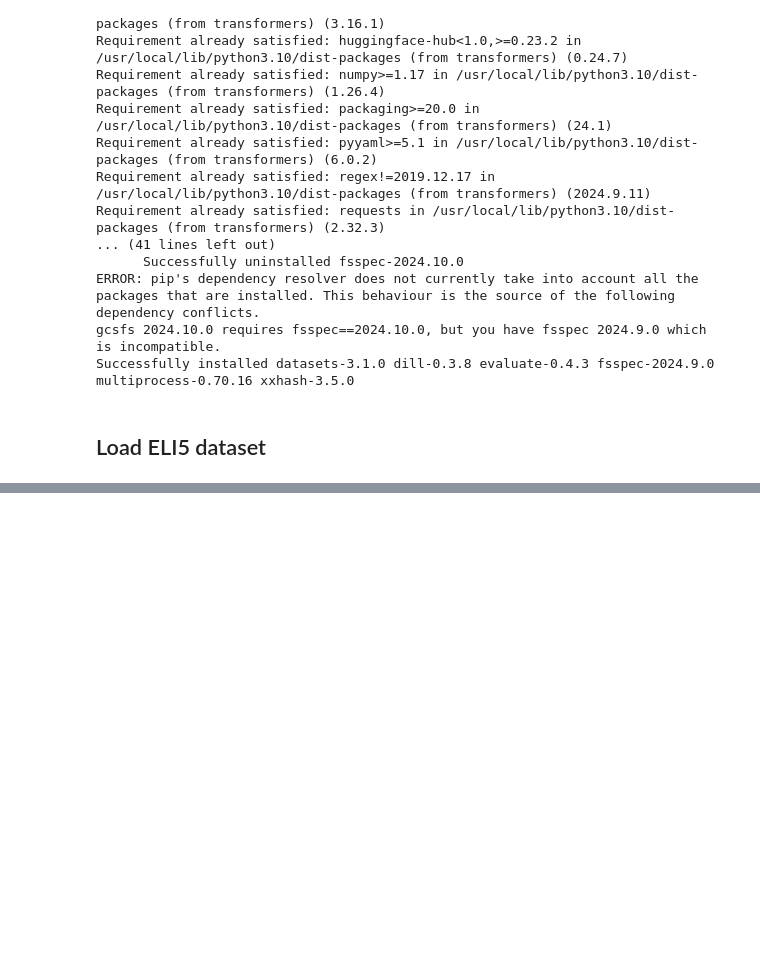
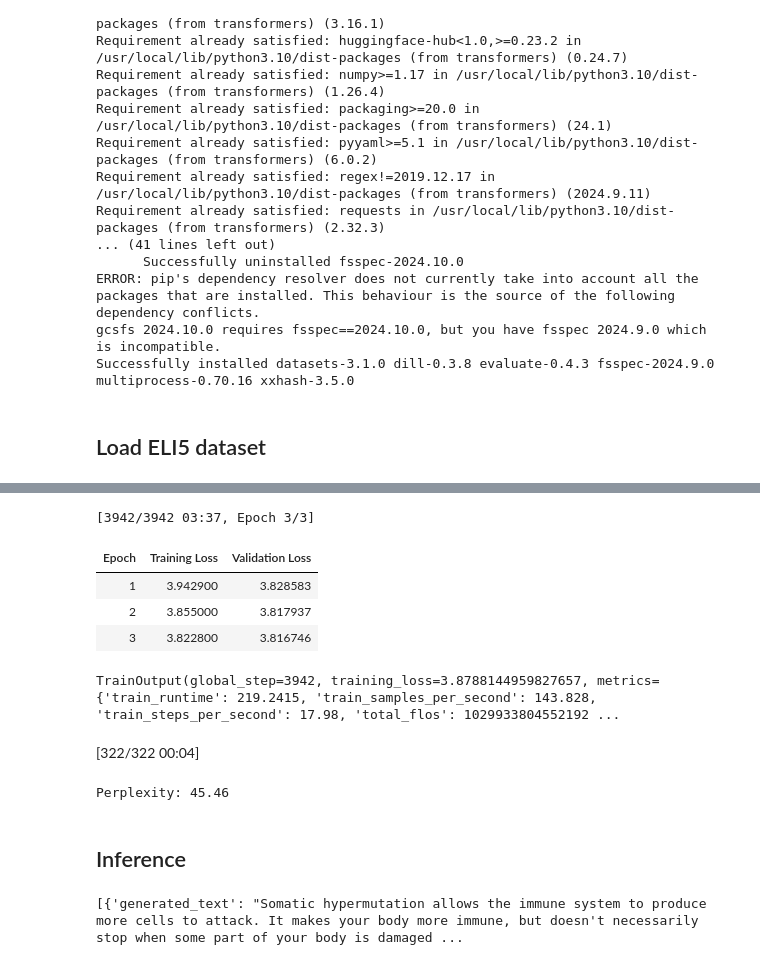
Before and after one commit to satojkovic/huggingface_language_modeling, a Jupyter notebook: causal_language_modeling.ipynb, the cells around one changed output, grey strips where cells are left out. Cells and saved outputs as stored; diff of their text form; code cells hidden in the pictures; blank space fills up the shorter version.

Commit message:
Add preprocess, train, inference

```diff
--- a/causal_language_modeling.ipynb
+++ b/causal_language_modeling.ipynb
@@ -57,0 +147,5 @@ eli5['train'][0]['answers']['text']
+# %%
+from transformers import DataCollatorForLanguageModeling
+
+tokenizer.pad_token = tokenizer.eos_token
+data_collator = DataCollatorForLanguageModeling(tokenizer=tokenizer, mlm=False)
@@ -57,0 +154,4 @@ eli5['train'][0]['answers']['text']
+# %%
+from transformers import AutoModelForCausalLM, TrainingArguments, Trainer
+
+model = AutoModelForCausalLM.from_pretrained("distilbert/distilgpt2")
@@ -57,0 +164,35 @@ eli5['train'][0]['answers']['text']
+# %%
+training_args = TrainingArguments(
+  output_dir="my_awesome_eli5_clm-model",
+  eval_strategy="epoch",
+  learning_rate=2e-5,
+  weight_decay=0.01,
+  push_to_hub=False,
+  report_to="none",
+)
+# %%
+trainer = Trainer(
+  model=model,
+  args=training_args,
+  train_dataset=lm_dataset["train"],
+  eval_dataset=lm_dataset["test"],
+  data_collator=data_collator,
+  tokenizer=tokenizer,
+)
+# %%
+trainer.train()
+# %% [output]
+[3942/3942 03:37, Epoch 3/3]
+| Epoch | Training Loss | Validation Loss |
+| 1 | 3.942900 | 3.828583 |
+| 2 | 3.855000 | 3.817937 |
+| 3 | 3.822800 | 3.816746 |
+TrainOutput(global_step=3942, training_loss=3.8788144959827657, metrics={'train_runtime': 219.2415, 'train_samples_per_second': 143.828, 'train_steps_per_second': 17.98, 'total_flos': 1029933804552192 ...
+# %%
+import math
+
+eval_results = trainer.evaluate()
+print(f"Perplexity: {math.exp(eval_results['eval_loss']):.2f}")
+# %% [output]
+[322/322 00:04]
+Perplexity: 45.46
@@ -57,0 +201,2 @@ eli5['train'][0]['answers']['text']
+# %% [markdown]
+## Inference
@@ -57,0 +205,7 @@ eli5['train'][0]['answers']['text']
+# %%
+from transformers import pipeline
+
+generator = pipeline("text-generation", model="my_model", device=0)
+generator(prompt)
+# %% [output]
+[{'generated_text': "Somatic hypermutation allows the immune system to produce more cells to attack. It makes your body more immune, but doesn't necessarily stop when some part of your body is damaged ...
```
Also changed, not shown: parts of 20 cells of this notebook.
